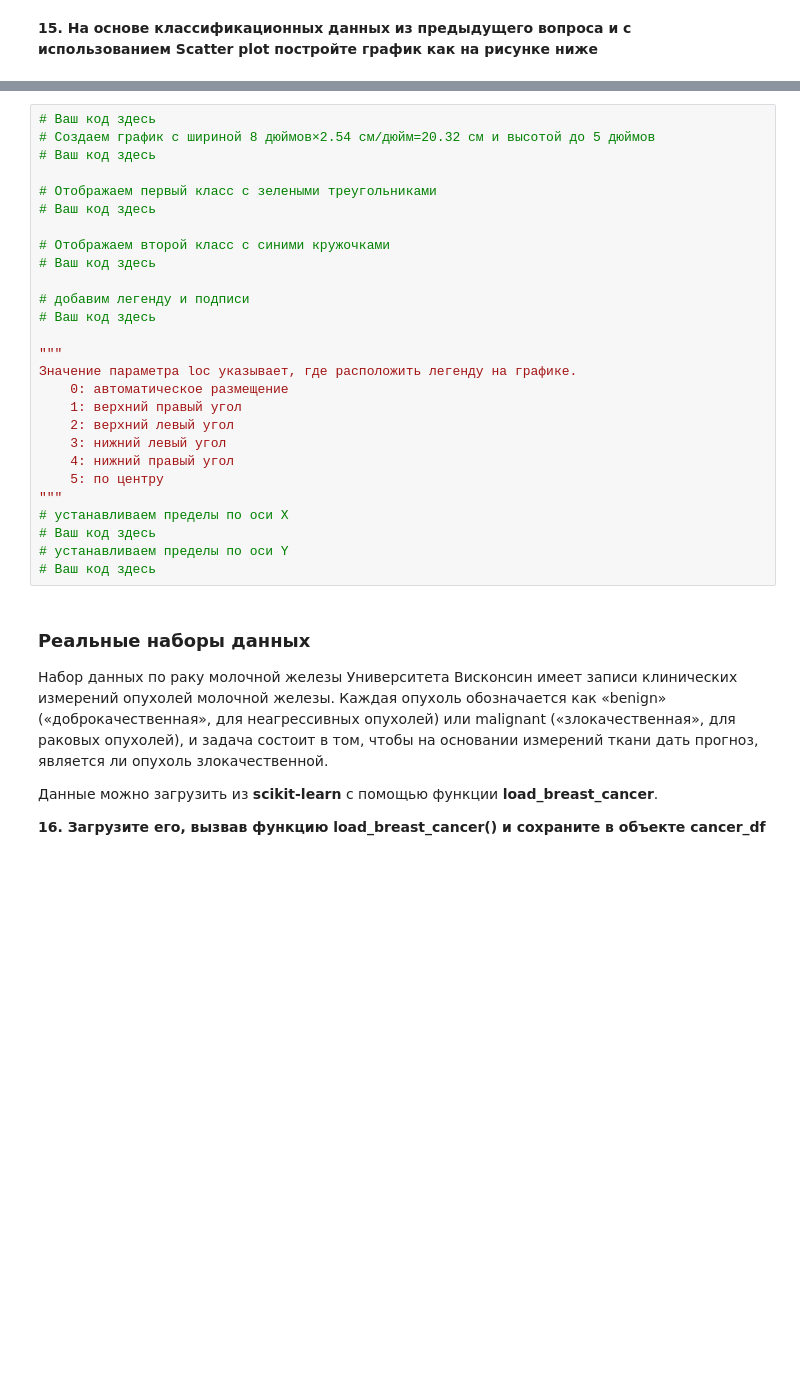
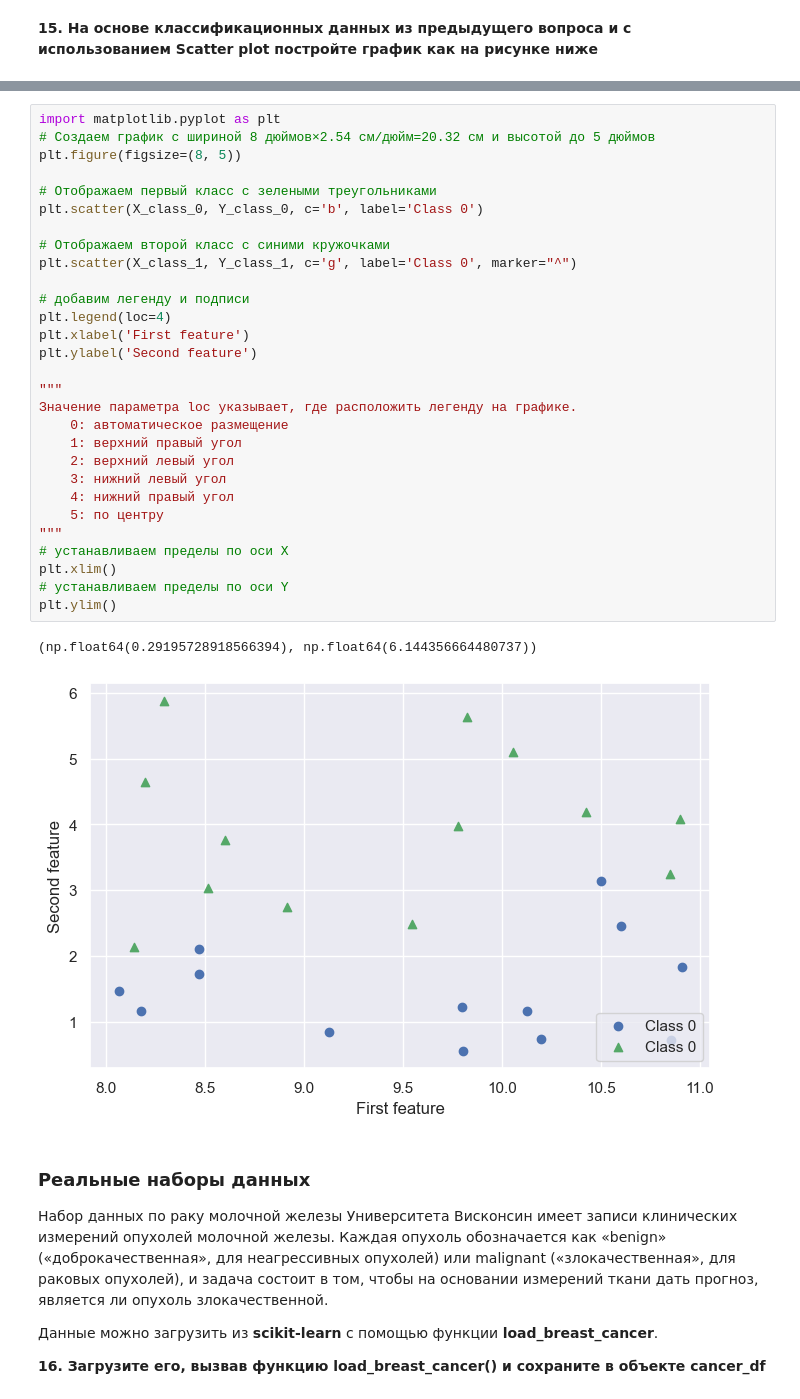
Before and after one commit to corzent/data_science, a Jupyter notebook: Checkpoint/First Module assignment_ПМИ-3-22(АиОБД)_Ишенов_Данияр.ipynb, the cells around one changed output, grey strips where cells are left out. Drawn from its saved outputs; the diff is of its cells as text; blank space fills up the shorter version.

```diff
--- a/Checkpoint/First Module assignment_ПМИ-3-22(АиОБД)_Ишенов_Данияр.ipynb
+++ b/Checkpoint/First Module assignment_ПМИ-3-22(АиОБД)_Ишенов_Данияр.ipynb
@@ -251,32 +251,37 @@ y = np.array([0] * n_samples_per_class + [1] * n_samples_per_class)
 # %% [markdown]
 <img src="chpoint1_6.jpg" width=500 height=500 align="left"/>
 # %%
-# Ваш код здесь
+import matplotlib.pyplot as plt
 # Создаем график с шириной 8 дюймов×2.54 см/дюйм=20.32 см и высотой до 5 дюймов
-# Ваш код здесь
+plt.figure(figsize=(8, 5))
 
 # Отображаем первый класс с зелеными треугольниками
-# Ваш код здесь
+plt.scatter(X_class_0, Y_class_0, c='b', label='Class 0')
 
 # Отображаем второй класс с синими кружочками
-# Ваш код здесь
+plt.scatter(X_class_1, Y_class_1, c='g', label='Class 0', marker="^")
 
 # добавим легенду и подписи
-# Ваш код здесь
+plt.legend(loc=4)
+plt.xlabel('First feature')
+plt.ylabel('Second feature')
 
 """
 Значение параметра loc указывает, где расположить легенду на графике.
     0: автоматическое размещение
     1: верхний правый угол
     2: верхний левый угол
     3: нижний левый угол
     4: нижний правый угол
     5: по центру
 """
 # устанавливаем пределы по оси X
-# Ваш код здесь
+plt.xlim()
 # устанавливаем пределы по оси Y
-# Ваш код здесь
+plt.ylim()
+# %% [output]
+(np.float64(0.29195728918566394), np.float64(6.144356664480737))
+[figure, added]
 # %% [markdown]
 ### Реальные наборы данных
 Набор данных по раку молочной железы Университета Висконсин имеет записи клинических измерений опухолей молочной железы. Каждая опухоль обозначается как «benign» («доброкачественная», для неагрессивных опухолей) или malignant («злокачественная», для раковых опухолей), и задача состоит в том, чтобы на основании измерений ткани дать прогноз, является ли опухоль злокачественной.
```
Also changed, not shown: parts of 12 cells of this notebook, 2 other files.
